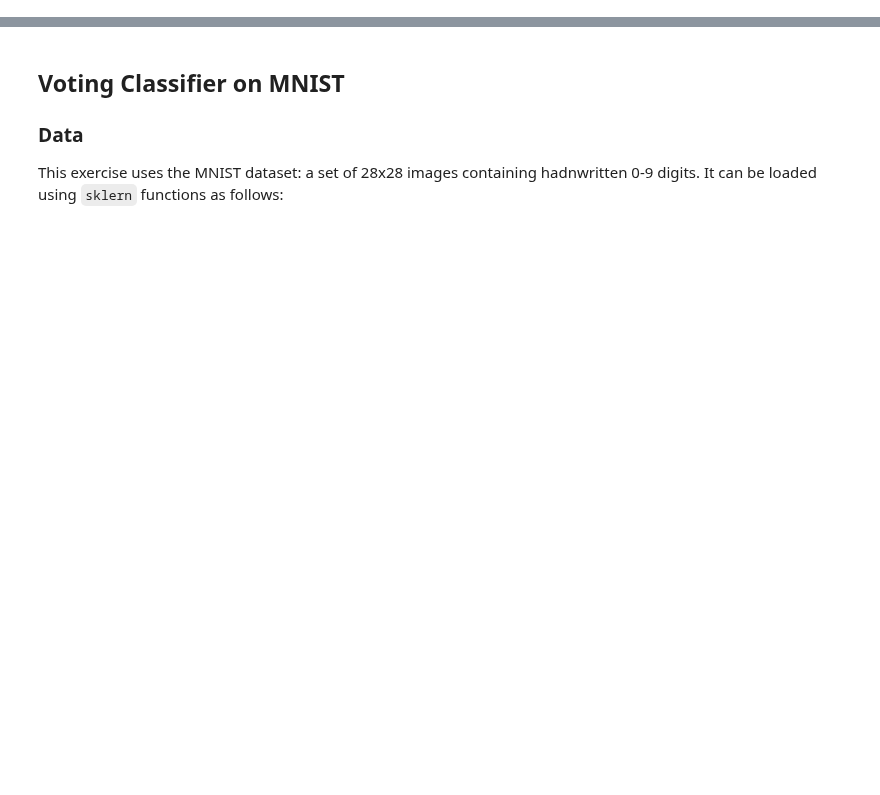
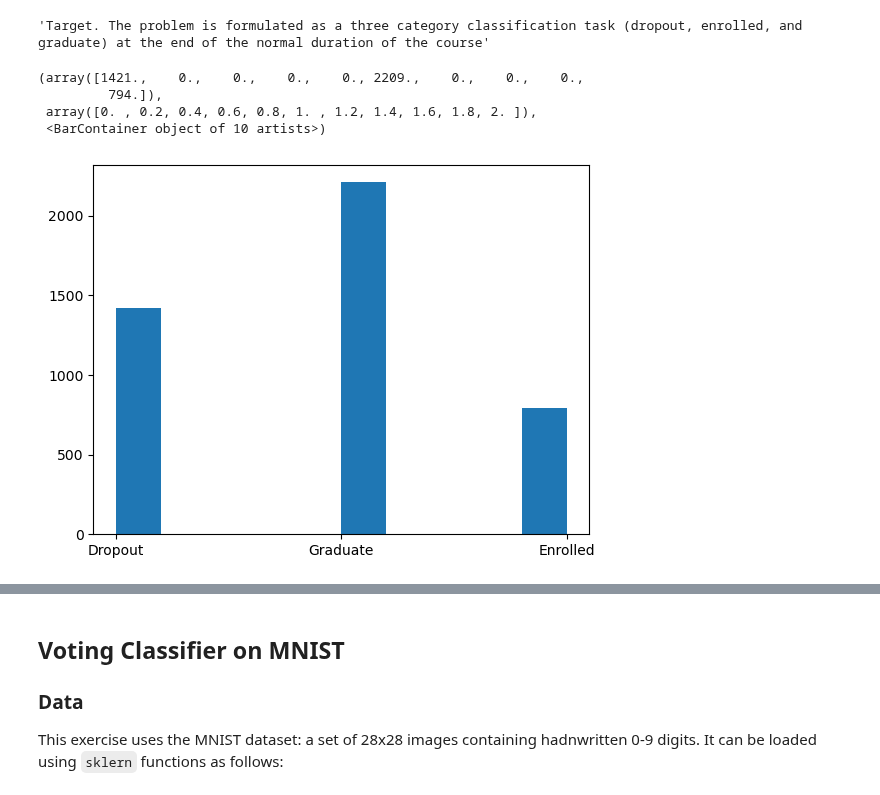
Before and after one commit to thalitadru/ml-class-epf, a Jupyter notebook: LabAssignmentTreesEnsembles_complete.ipynb, the cells around one changed output, grey strips where cells are left out. Cells and saved outputs as stored; diff of their text form; code cells hidden in the pictures; blank space fills up the shorter version.

Commit message:
New exercises on imbalanced classes + faeture importance

```diff
--- a/LabAssignmentTreesEnsembles_complete.ipynb
+++ b/LabAssignmentTreesEnsembles_complete.ipynb
@@ -15,0 +23,14 @@ from scipy import stats
+# %%
+# fetch dataset
+from ucimlrepo import fetch_ucirepo
+predict_students_dropout_and_academic_success = fetch_ucirepo(id=697)
+
+# data (as pandas dataframes)
+X = predict_students_dropout_and_academic_success.data.features
+y = predict_students_dropout_and_academic_success.data.targets
+
+# metadata
+display(predict_students_dropout_and_academic_success.metadata)
+
+# variable information
+display(predict_students_dropout_and_academic_success.variables)
@@ -15,0 +72,12 @@ from scipy import stats
+# %%
+predict_students_dropout_and_academic_success.variables.iloc[-1].loc[ 'description']
+# %% [output]
+'Target. The problem is formulated as a three category classification task (dropout, enrolled, and graduate) at the end of the normal duration of the course'
+# %%
+plt.hist(y)
+# %% [output]
+(array([1421.,    0.,    0.,    0.,    0., 2209.,    0.,    0.,    0.,
+         794.]),
+ array([0. , 0.2, 0.4, 0.6, 0.8, 1. , 1.2, 1.4, 1.6, 1.8, 2. ]),
+ <BarContainer object of 10 artists>)
+[figure, added]
```
Also changed, not shown: parts of 75 cells of this notebook, 1 other file.
